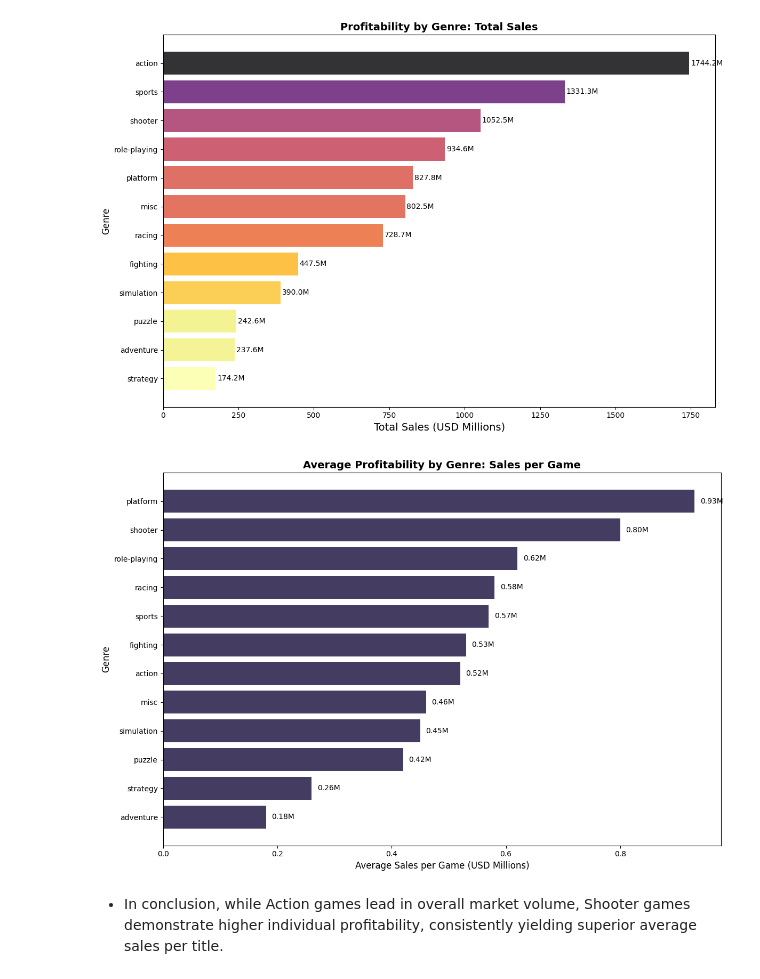
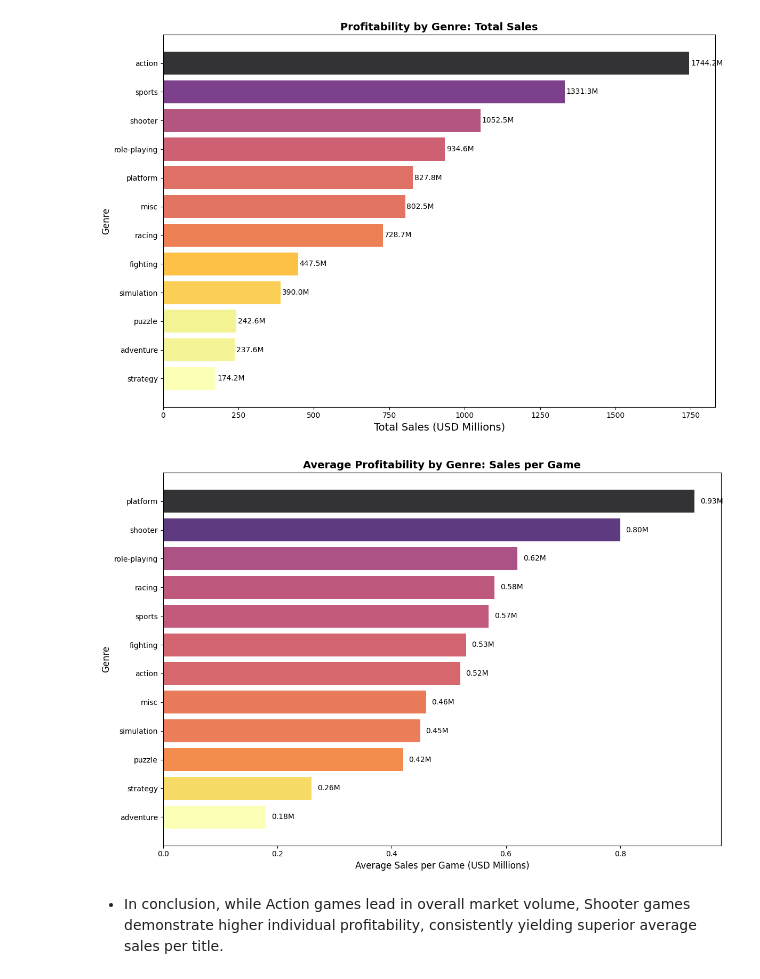
Before and after one commit to juliethrodri24-web/analisis_ventas_videojuegos_tienda, a Jupyter notebook: notebook.ipynb, the cells around one changed output. Saved outputs shown, nothing was run; the diff lists cells and outputs as text; code cells hidden in the pictures.

```diff
--- a/notebook.ipynb
+++ b/notebook.ipynb
@@ -1120,7 +1120,15 @@ for i, game in enumerate(popular_games.index):
     game_data = multiplatform_games[multiplatform_games['name'] == game]
 
     plt.subplot(2, 4, i+1)
-    plt.bar(game_data['platform'], game_data['total_sales'],color=color_inferno)
+    if len(game_data) > 1:
+        norm = mcolors.Normalize(vmin=game_data['total_sales'].min(),
+                                 vmax=game_data['total_sales'].max())
+    else:
+        norm = lambda x: 0.8
+
+    colors = [plt.cm.inferno_r(norm(val)) for val in game_data['total_sales']]
+
+    plt.bar(game_data['platform'], game_data['total_sales'],color=colors)
     plt.title(f'{game[:20]}...', fontsize=10)
     plt.ylabel('Sales (millions)')
     plt.xticks(rotation=45)
@@ -1312,30 +1320,33 @@ plt.show()
 # %%
 
 # Average sales plot by genre
 fig, ax = plt.subplots(figsize=(12, 8))
 
 # AVERAGE SALES
 genre_average = genre_analysis.sort_values('average_sales', ascending=True)
+norm_avg = mcolors.Normalize(vmin=genre_average['average_sales'].min(),
+                             vmax=genre_average['average_sales'].max())
+color_avg = [plt.cm.inferno_r(norm_avg(value)) for value in genre_average['average_sales'].values]
 
 # Create horizontal bar chart
 bars = ax.barh(genre_average['genre'], genre_average['average_sales'],
-              color=plt.cm.inferno(0.1), alpha=0.8)
+              color=color_avg, alpha=0.8)
 
 # Customize the plot
 ax.set_xlabel('Average Sales per Game (USD Millions)', fontsize=12)
 ax.set_ylabel('Genre', fontsize=12)
 ax.set_title('Average Profitability by Genre: Sales per Game', fontsize=14, fontweight='bold')
 
 # Add values to the bars
 for i, bar in enumerate(bars):
     width = bar.get_width()
     ax.text(width + 0.01, bar.get_y() + bar.get_height()/2,
            f'{width:.2f}M', ha='left', va='center', fontsize=10)
 
 plt.tight_layout()
 plt.show()
 # %% [output]
-[figure, old version]
+[figure, new version]
 # %% [markdown]
 - In conclusion, while Action games lead in overall market volume, Shooter games demonstrate higher individual profitability, consistently yielding superior average sales per title.
 # %%
```
Also changed, not shown: parts of 42 cells of this notebook.
